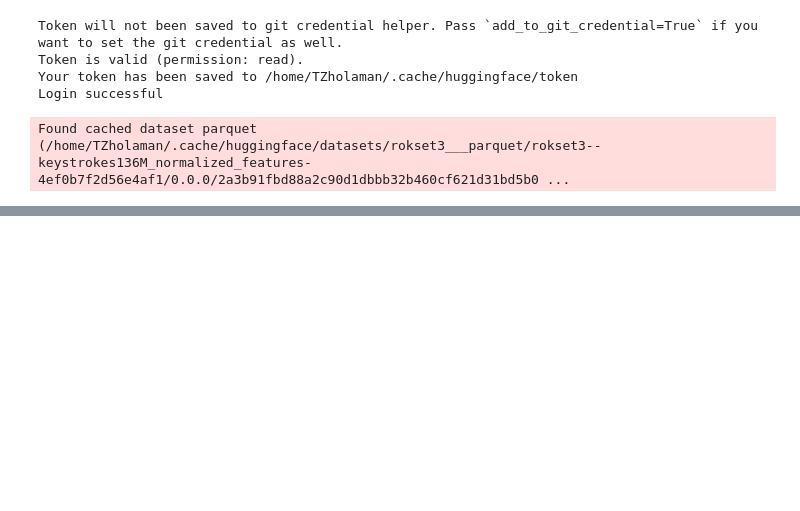
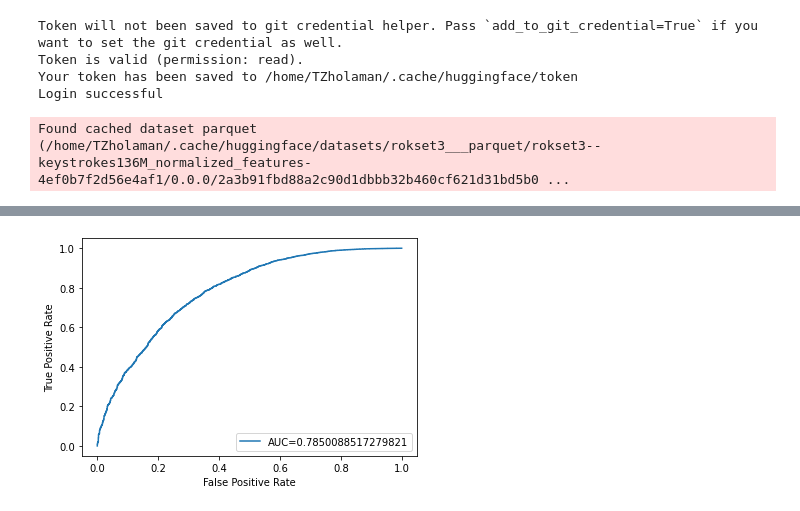
Before and after one commit to rokset3/GoNet, a Jupyter notebook: 3. Evaluation.ipynb, the cells around one changed output, grey strips where cells are left out. Saved outputs shown, nothing was run; the diff lists cells and outputs as text; code cells hidden in the pictures; blank space fills up the shorter version.

```diff
--- a/3. Evaluation.ipynb
+++ b/3. Evaluation.ipynb
@@ -31,3 +29,6 @@ from classes.models import get_bnlstm_model
 import yaml
 with open('params.yaml', 'r') as f:
     config = yaml.safe_load(f)
+
+model = get_bnlstm_model(config)
+model.load_state_dict(torch.load('runs/test_batch_padding/model-165-epoch.pt'))
@@ -42,0 +74,12 @@ KeyboardInterrupt:
+# %%
+fpr, tpr, _ = metrics.roc_curve(labels_inverted,  scores)
+auc = metrics.roc_auc_score(labels_inverted,  scores)
+
+#create ROC curve
+plt.plot(fpr,tpr,label="AUC="+str(auc))
+plt.ylabel('True Positive Rate')
+plt.xlabel('False Positive Rate')
+plt.legend(loc=4)
+plt.show()
+# %% [output]
+[figure, added]
```
Also changed, not shown: parts of 16 cells of this notebook, 3 other files.
